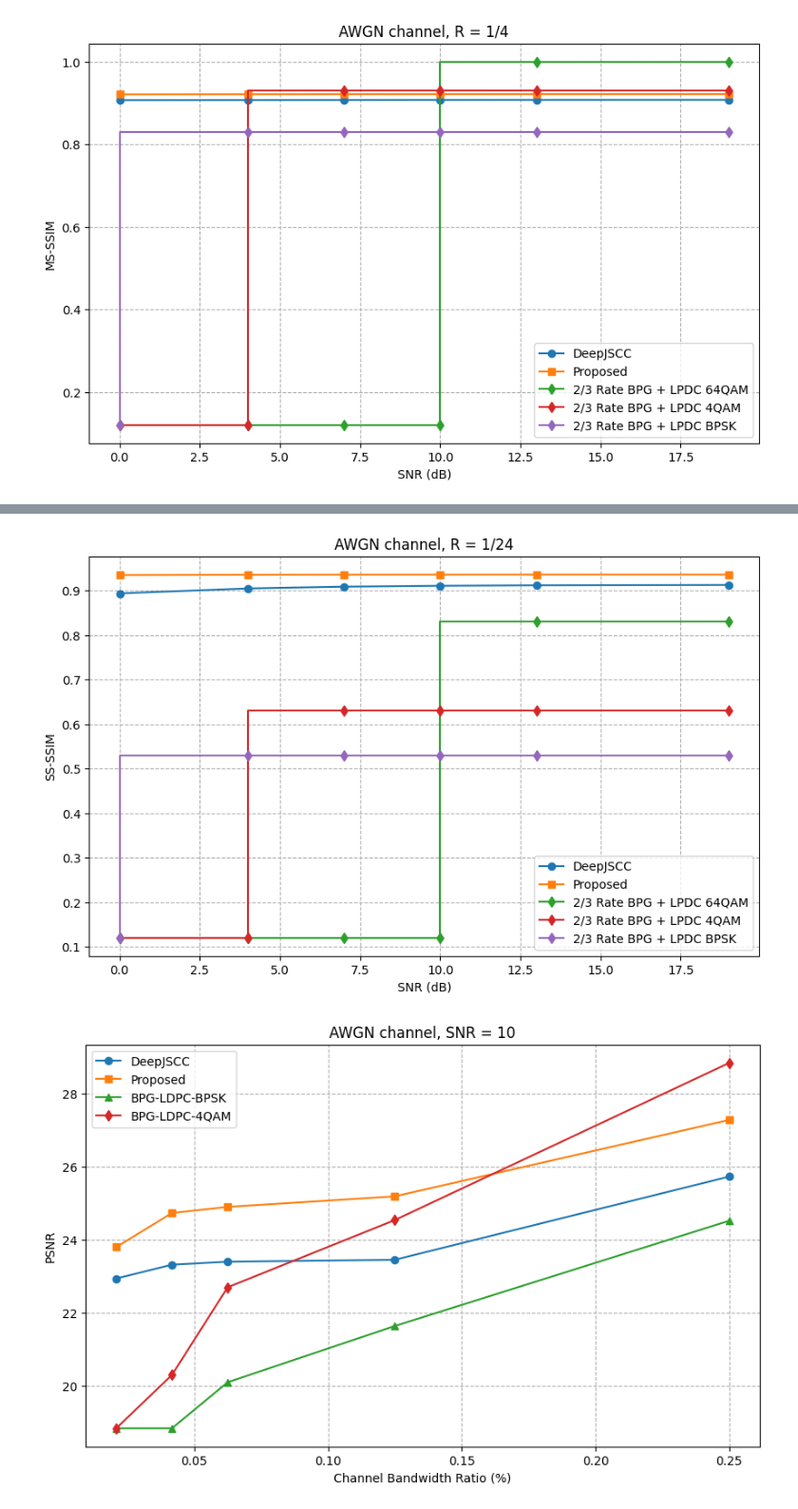
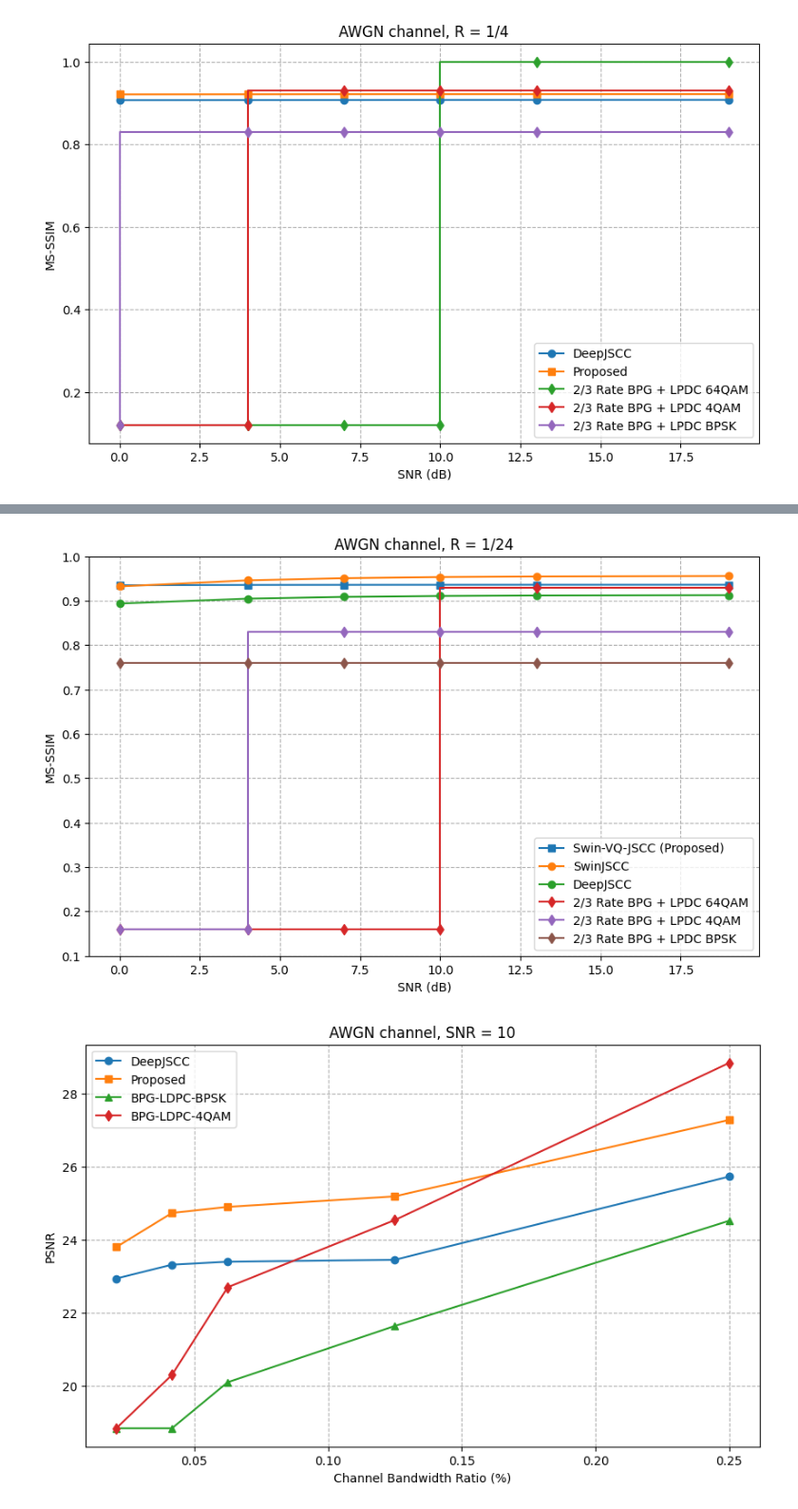
Before and after one commit to HaruKatou/Swin-VQ-JSCC_implementation, a Jupyter notebook: src/inference.ipynb, the cells around one changed output, grey strips where cells are left out. Shown at 95% size. Drawn from its saved outputs; the diff is of its cells as text; code cells hidden in the pictures.

```diff
--- a/src/inference.ipynb
+++ b/src/inference.ipynb
@@ -294,31 +224,37 @@ plt.grid(True, which='both', linestyle='--')
 # %%
 CBR = 1/24
 SNR = [0,4,7,10,13,19]
+swinjscc_psnr = [0.9322873234748841, 0.9461467150598765, 0.951044499129057, 0.953535158187151, 0.9548255581408739, 0.955768633633852]
 swin_vq_psnr = [0.9349694184958934, 0.9356673531234264, 0.9358559913933278, 0.9359918639063836, 0.936070067435503, 0.9360973916947841]
 djscc_psnr = [0.893751572072506, 0.9049195863306523, 0.9088846787810325, 0.910864569991827, 0.9119030252099037, 0.9126630194485188]
+# 2/3 Rate BPG + LPDC + BPSK
+bpg_ldpc_bpsk = [0.76, 0.76, 0.76, 0.76, 0.76, 0.76]
+# 2/3 Rate BPG + LDPC + 4QAM
+bpg_lpdc_4qam = [0.16, 0.16, 0.83, 0.83, 0.83, 0.83]
 # 2/3 Rate BPG + LPDC + 64QAM
-bpg_lpdc = [0.12, 0.12, 0.12, 0.12, 0.83, 0.83]
-# 2/3 Rate BPG + LPDC + BPSK
-bpg_ldpc_bpsk = [0.12, 0.53, 0.53, 0.53, 0.53, 0.53]
-# 2/3 Rate BPG + LDPC + 4QAM
-bpg_lpdc_4qam = [0.12, 0.12, 0.63, 0.63, 0.63, 0.63]
+bpg_lpdc = [0.16, 0.16, 0.16, 0.16, 0.93, 0.93]
+
 
 plt.figure(figsize=(10, 6))
+plt.plot(SNR, swin_vq_psnr, marker='s', linestyle='-', label='Swin-VQ-JSCC (Proposed)')
+plt.plot(SNR, swinjscc_psnr, marker='o', linestyle='-', label='SwinJSCC')
 plt.plot(SNR, djscc_psnr, marker='o', linestyle='-', label='DeepJSCC')
-plt.plot(SNR, swin_vq_psnr, marker='s', linestyle='-', label='Proposed')
 plt.step(SNR, bpg_lpdc, marker='d', linestyle='-', label='2/3 Rate BPG + LPDC 64QAM')
 plt.step(SNR, bpg_lpdc_4qam, marker='d', linestyle='-', label='2/3 Rate BPG + LPDC 4QAM')
 plt.step(SNR, bpg_ldpc_bpsk, marker='d', linestyle='-', label='2/3 Rate BPG + LPDC BPSK')
 
 plt.xlabel('SNR (dB)')
-plt.ylabel('SS-SSIM')
+plt.ylabel('MS-SSIM')
 
 plt.title('AWGN channel, R = 1/24')
 
+plt.yticks(np.arange(0.1, 1.1, 0.1))
+plt.ylim(0.1, 1.0)
+
 plt.legend()
 plt.grid(True, which='both', linestyle='--')
 # %% [output]
-[figure, old version]
+[figure, new version]
 # %%
 # SNR = 10
 CBR = [1/48, 1/24, 1/16, 1/8, 1/4]
```
Also changed, not shown: parts of 15 cells of this notebook, 11 other files.
